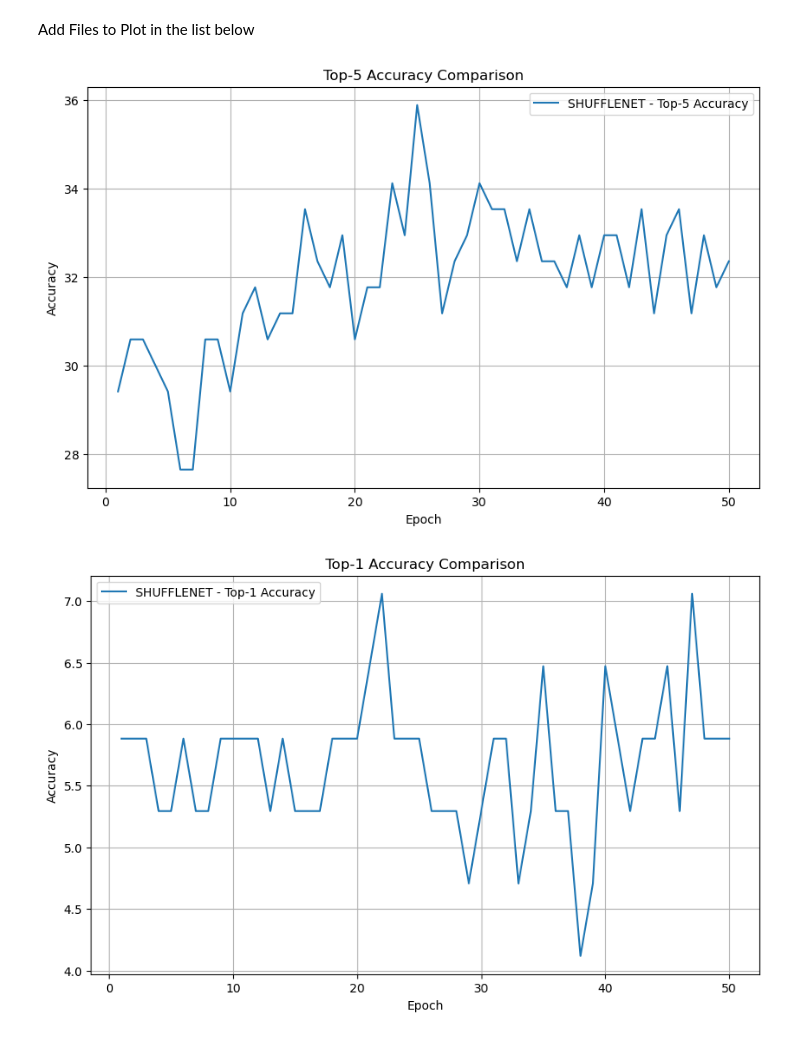
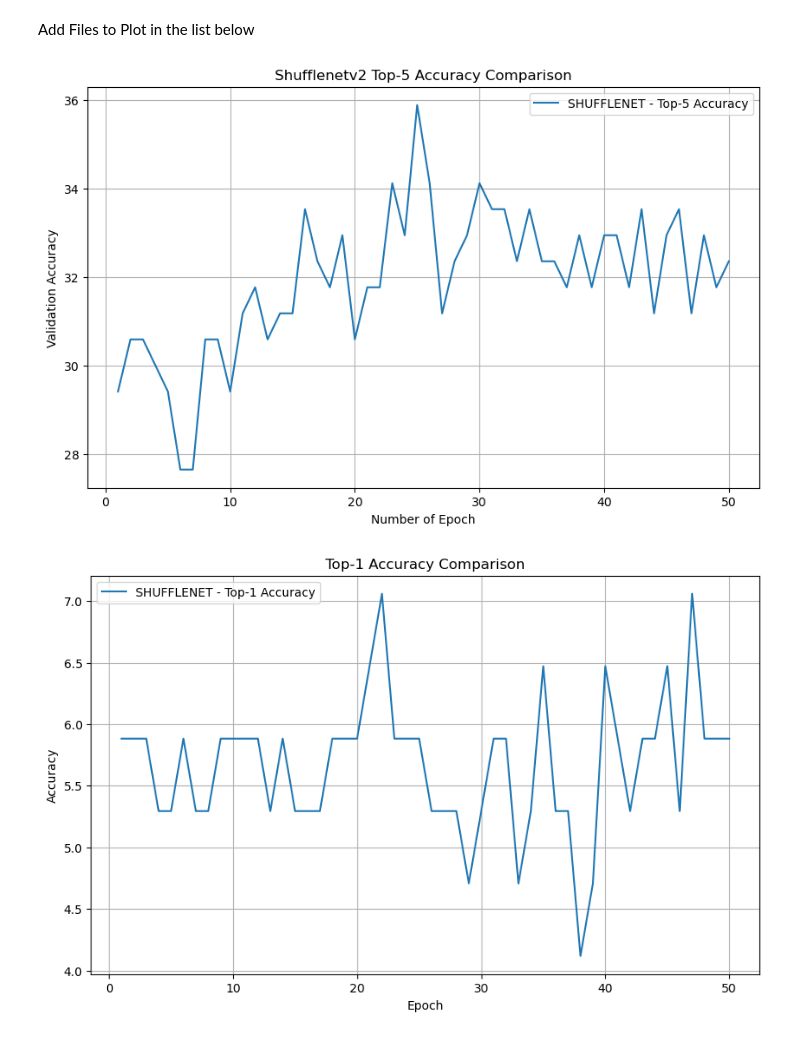
Before and after one commit to BhatiaDivtej/CNN-Flower-Classification, a Jupyter notebook: analysis/shufflenet/shuffnelet_analysis.ipynb, the cells around one changed output. Drawn from its saved outputs; the diff is of its cells as text; code cells hidden in the pictures.

```diff
--- a/analysis/shufflenet/shuffnelet_analysis.ipynb
+++ b/analysis/shufflenet/shuffnelet_analysis.ipynb
@@ -32,19 +32,19 @@ log_files = ['data_shufflenet.log']
 # %%
 # Plotting Top-5 Accuracy
 plt.figure(figsize=(10, 6))  # Adjust figure size as needed
 for log_file in log_files:
     epochs, _, top5_accuracy = parse_log(log_file)
     model_name = log_file.split('_')[1].split('.')[0].upper()  # Extract model name from file name
     plot_performance(epochs, top5_accuracy, model_name, 'Top-5 Accuracy')
 
-plt.xlabel('Epoch')
-plt.ylabel('Accuracy')
-plt.title('Top-5 Accuracy Comparison')
+plt.xlabel('Number of Epoch')
+plt.ylabel('Validation Accuracy')
+plt.title('Shufflenetv2 Top-5 Accuracy Comparison')
 plt.legend()
 plt.grid(True)
 plt.show()
 # %% [output]
-[figure, old version]
+[figure, new version]
 # %%
 # Plotting Top-1 Accuracy
 plt.figure(figsize=(10, 6))  # Adjust figure size as needed
```
Also changed, not shown: parts of 1 cell of this notebook, 2 other files.
